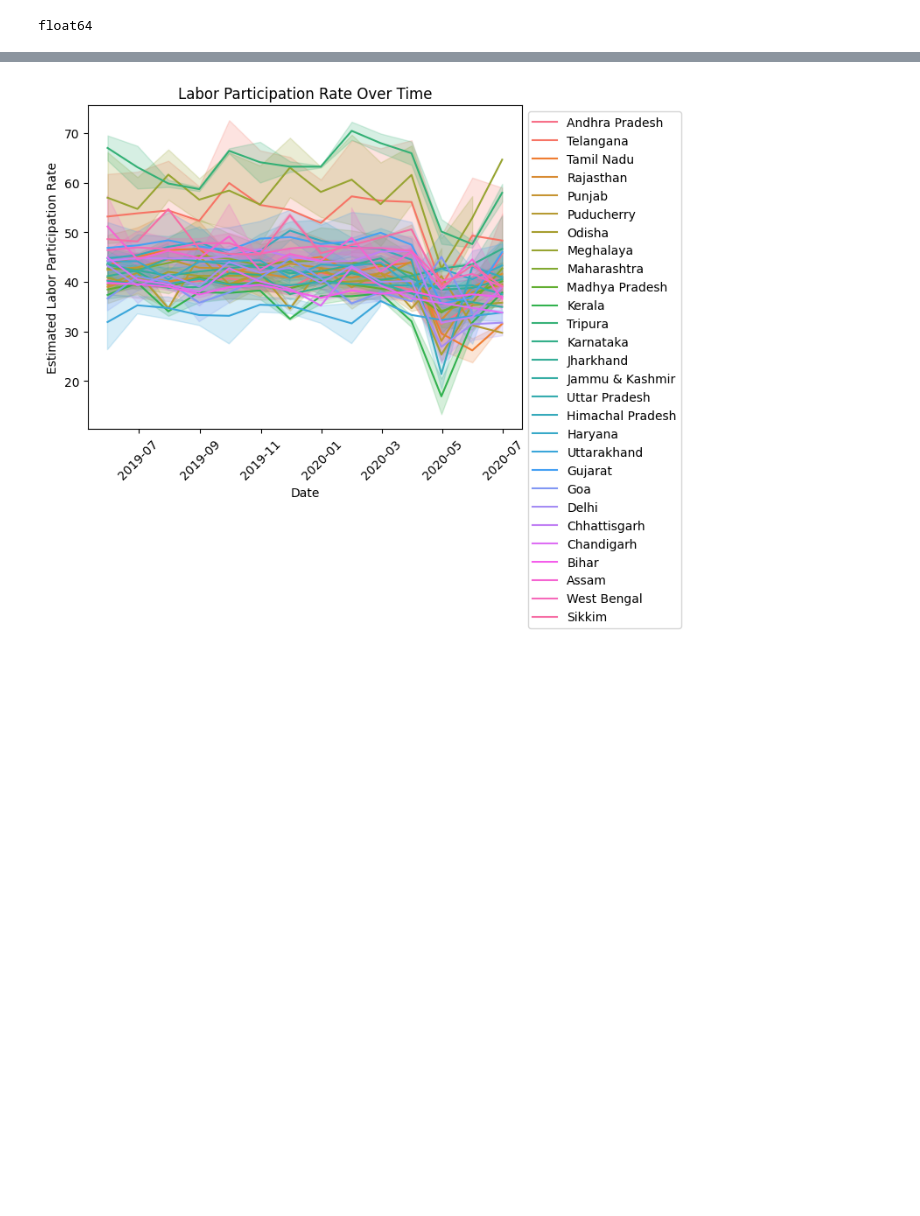
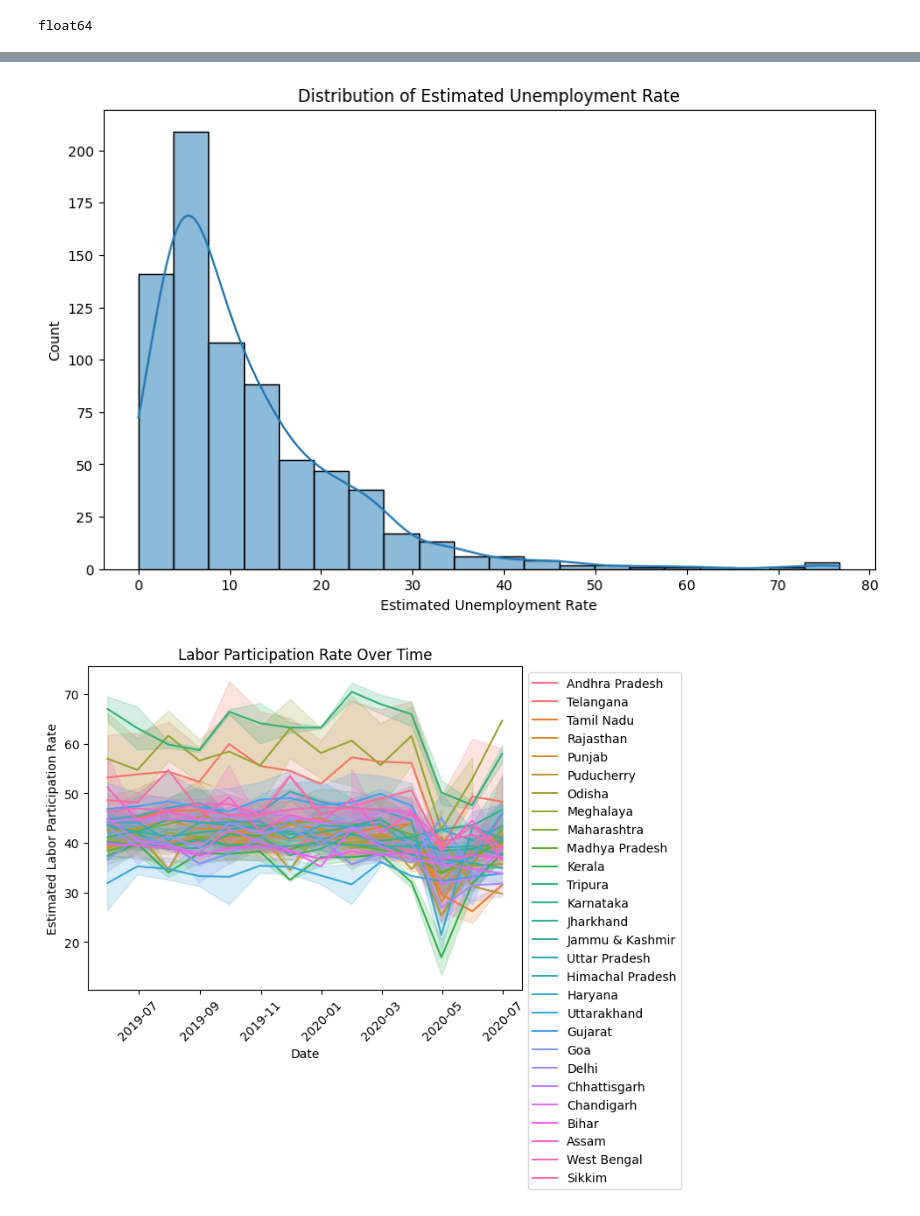
Before and after one commit to HeetvDhandhukia/OIBSIP, a Jupyter notebook: Unemployment_Analysis.ipynb, the cells around one changed output, grey strips where cells are left out. Saved outputs shown, nothing was run; the diff lists cells and outputs as text; code cells hidden in the pictures; blank space fills up the shorter version.

```diff
--- a/Unemployment_Analysis.ipynb
+++ b/Unemployment_Analysis.ipynb
@@ -82,3 +82,13 @@ plt.show()
+# %%
+# EDA - Distribution of unemployment rate
+plt.figure(figsize=(10, 6))
+sns.histplot(data[' Estimated_Unemployment_Rate'], bins=20, kde=True)
+plt.title('Distribution of Estimated Unemployment Rate')
+plt.xlabel('Estimated Unemployment Rate')
+plt.ylabel('Count')
+plt.show()
+# %% [output]
+[figure, added]
 # %%
 plot = sns.lineplot(data=data, x='date', y=' Estimated_Labour_Participation_Rate', hue='Region')
 plt.title('Labor Participation Rate Over Time')
```
Also changed, not shown: parts of 8 cells of this notebook.
